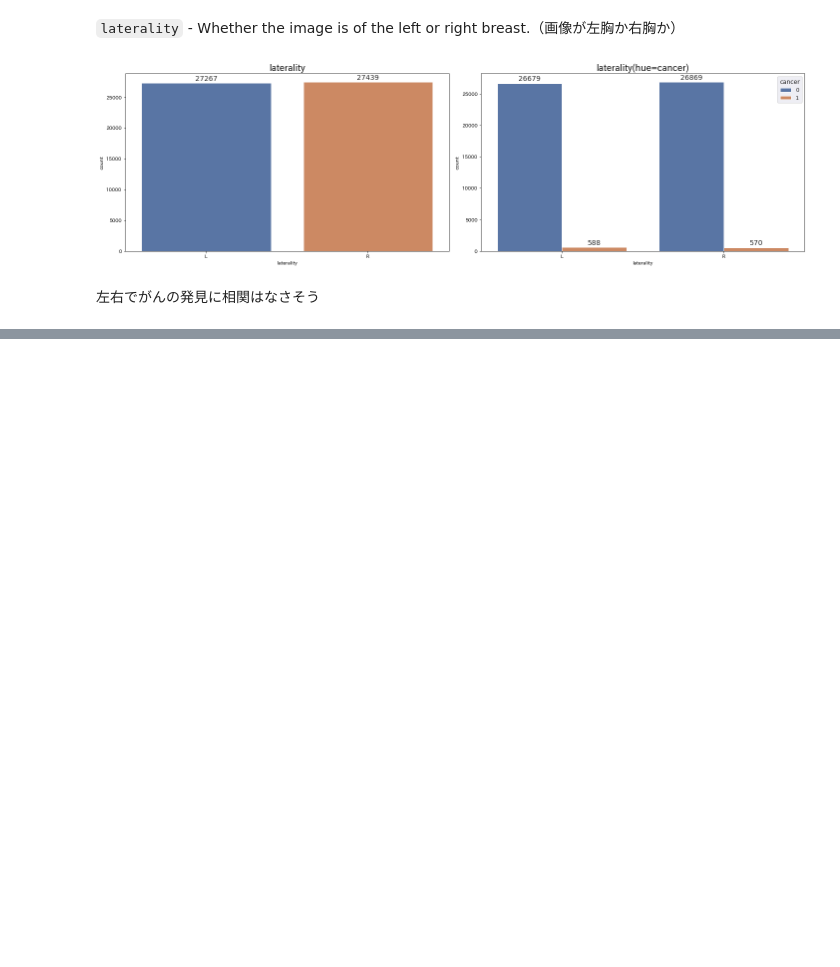
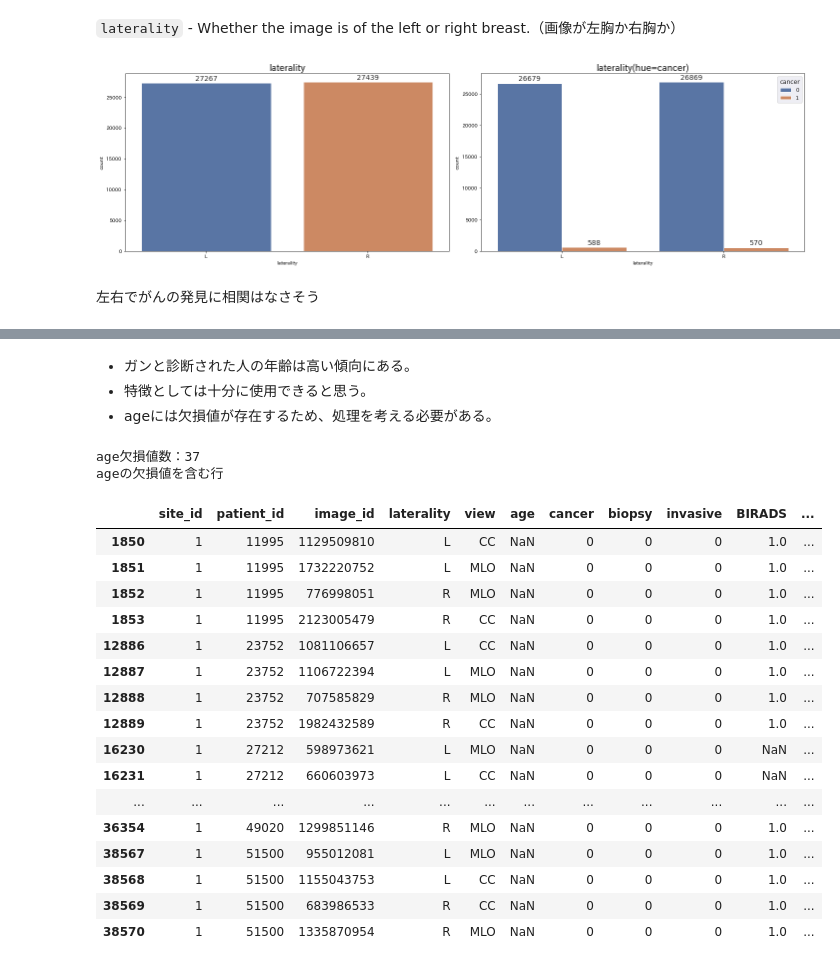
Before and after one commit to sanma-1230/kaggle-competition-rsna, a Jupyter notebook: rsna-eda.ipynb, the cells around one changed output, grey strips where cells are left out. Drawn from its saved outputs; the diff is of its cells as text; code cells hidden in the pictures; blank space fills up the shorter version.

```diff
--- a/rsna-eda.ipynb
+++ b/rsna-eda.ipynb
@@ -281,0 +425,28 @@ plt.show()
+# %% [markdown]
+* ガンと診断された人の年齢は高い傾向にある。
+* 特徴としては十分に使用できると思う。
+* ageには欠損値が存在するため、処理を考える必要がある。
+# %%
+print(f'age欠損値数：{train.age.isnull().sum()}')
+print('ageの欠損値を含む行')
+display(train[train.age.isnull()])
+# %% [output]
+age欠損値数：37
+ageの欠損値を含む行
+|  | site_id | patient_id | image_id | laterality | view | age | cancer | biopsy | invasive | BIRADS | ... |
+| 1850 | 1 | 11995 | 1129509810 | L | CC | NaN | 0 | 0 | 0 | 1.0 | ... |
+| 1851 | 1 | 11995 | 1732220752 | L | MLO | NaN | 0 | 0 | 0 | 1.0 | ... |
+| 1852 | 1 | 11995 | 776998051 | R | MLO | NaN | 0 | 0 | 0 | 1.0 | ... |
+| 1853 | 1 | 11995 | 2123005479 | R | CC | NaN | 0 | 0 | 0 | 1.0 | ... |
+| 12886 | 1 | 23752 | 1081106657 | L | CC | NaN | 0 | 0 | 0 | 1.0 | ... |
+| 12887 | 1 | 23752 | 1106722394 | L | MLO | NaN | 0 | 0 | 0 | 1.0 | ... |
+| 12888 | 1 | 23752 | 707585829 | R | MLO | NaN | 0 | 0 | 0 | 1.0 | ... |
+| 12889 | 1 | 23752 | 1982432589 | R | CC | NaN | 0 | 0 | 0 | 1.0 | ... |
+| 16230 | 1 | 27212 | 598973621 | L | MLO | NaN | 0 | 0 | 0 | NaN | ... |
+| 16231 | 1 | 27212 | 660603973 | L | CC | NaN | 0 | 0 | 0 | NaN | ... |
+| ... | ... | ... | ... | ... | ... | ... | ... | ... | ... | ... | ... |
+| 36354 | 1 | 49020 | 1299851146 | R | MLO | NaN | 0 | 0 | 0 | 1.0 | ... |
+| 38567 | 1 | 51500 | 955012081 | L | MLO | NaN | 0 | 0 | 0 | 1.0 | ... |
+| 38568 | 1 | 51500 | 1155043753 | L | CC | NaN | 0 | 0 | 0 | 1.0 | ... |
+| 38569 | 1 | 51500 | 683986533 | R | CC | NaN | 0 | 0 | 0 | 1.0 | ... |
+| 38570 | 1 | 51500 | 1335870954 | R | MLO | NaN | 0 | 0 | 0 | 1.0 | ... |
```
Also changed, not shown: parts of 17 cells of this notebook.
